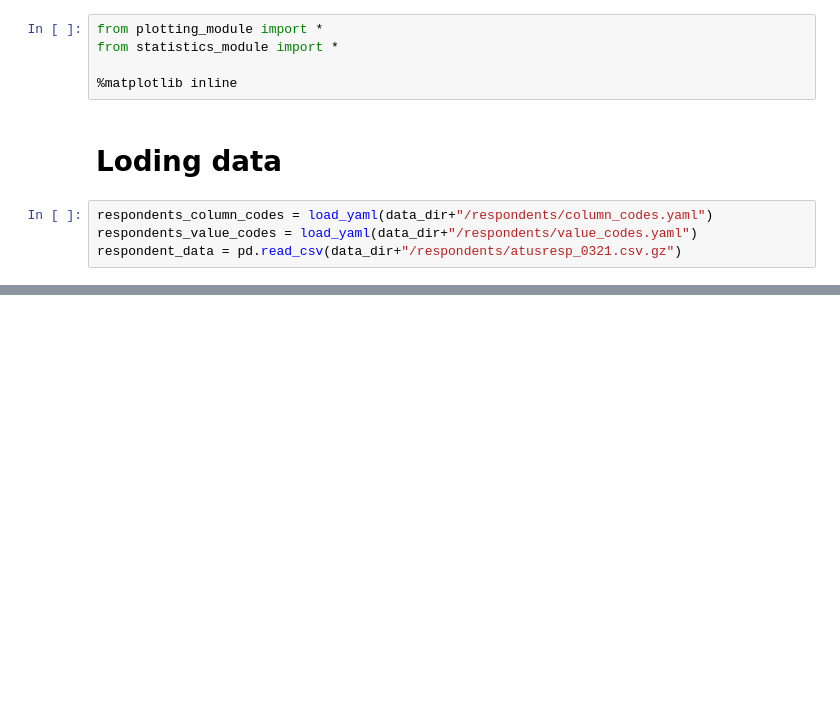
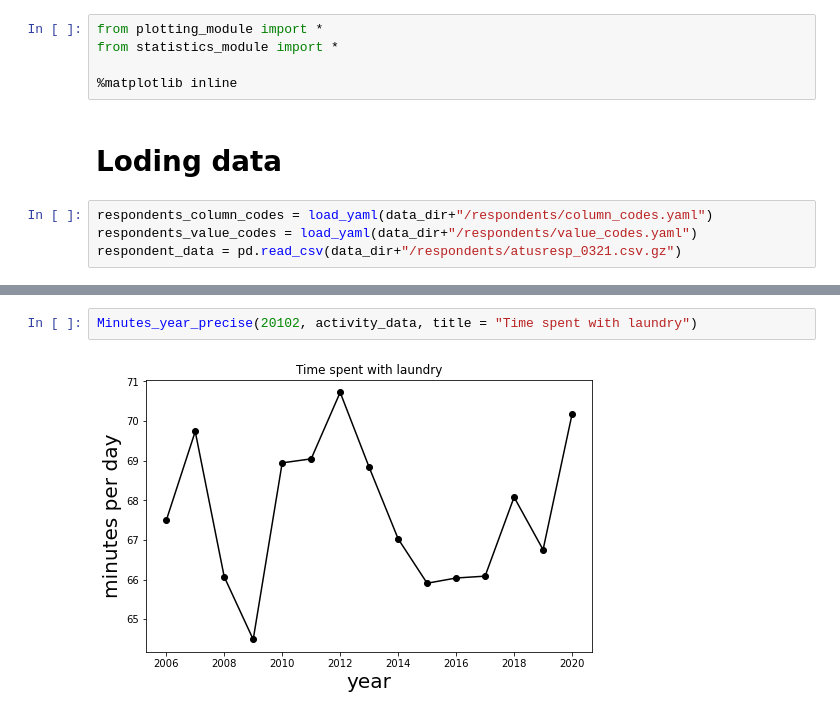
Before and after one commit to AlexDR1998/Hackathon-ATUS, a Jupyter notebook: visualizing_data.ipynb, the cells around one changed output, grey strips where cells are left out. Drawn from its saved outputs; the diff is of its cells as text; blank space fills up the shorter version.

```diff
--- a/visualizing_data.ipynb
+++ b/visualizing_data.ipynb
@@ -49,0 +49,4 @@ Name: TRDTOCC1, Length: 228455, dtype: int64
+# %%
+Minutes_year_precise(20102, activity_data, title = "Time spent with laundry")
+# %% [output]
+[figure, added]
```
Also changed, not shown: parts of 4 cells of this notebook, 1 other file.
